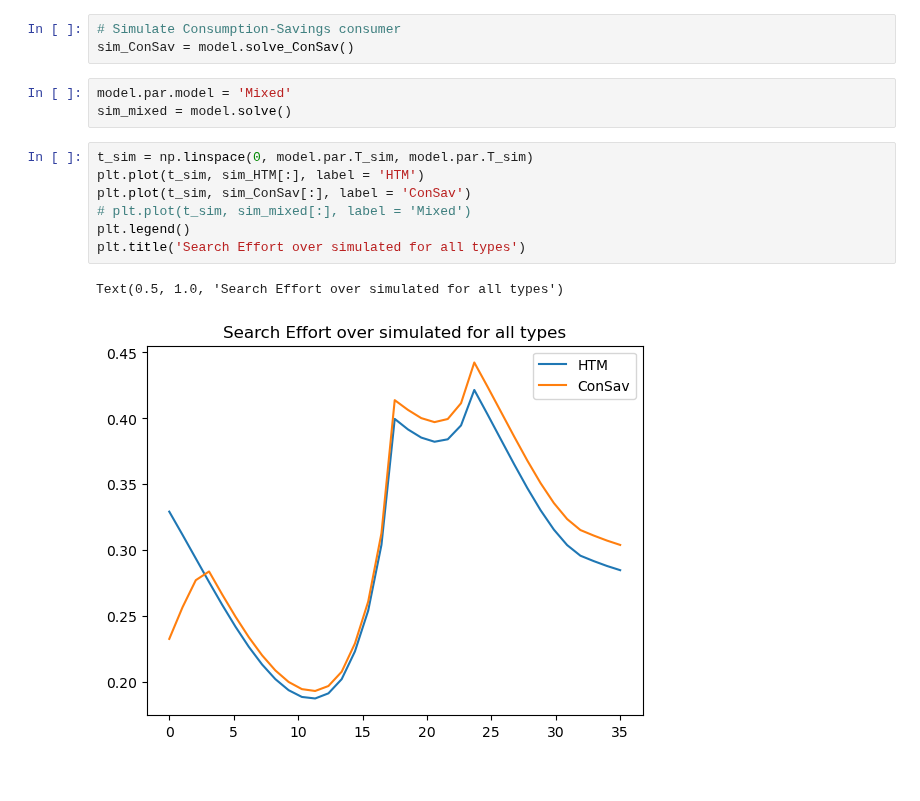
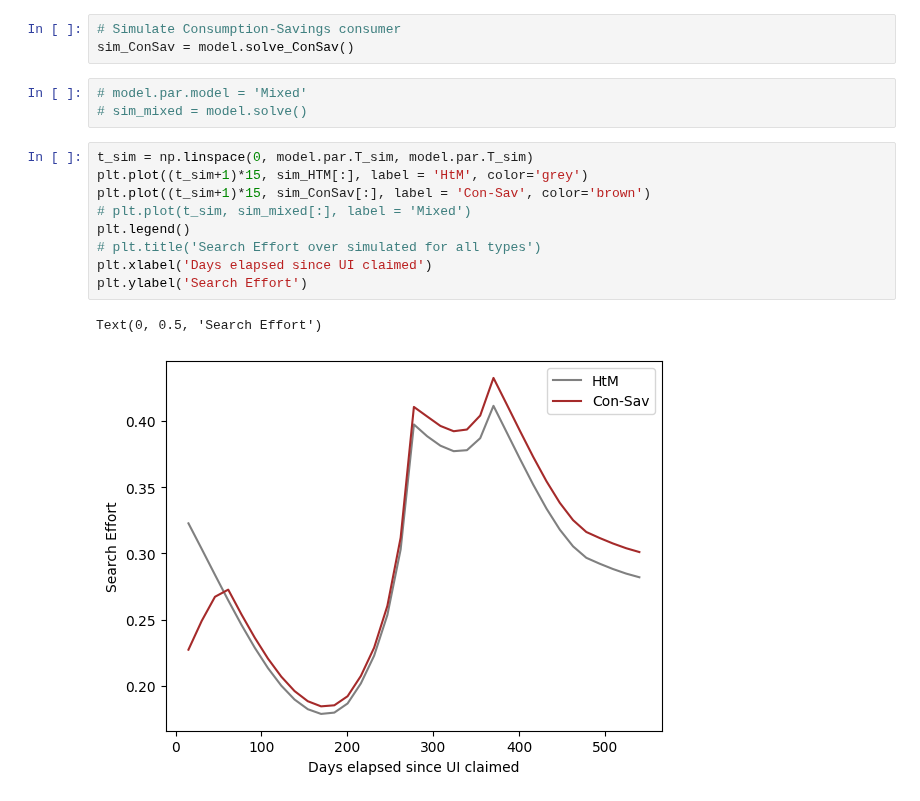
Before and after one commit to qrn838/Dynamic-programming-project, a Jupyter notebook: 1. HTM and ConSav.ipynb, the cells around one changed output. Saved outputs shown, nothing was run; the diff lists cells and outputs as text.

```diff
--- a/1. HTM and ConSav.ipynb
+++ b/1. HTM and ConSav.ipynb
@@ -54,15 +54,17 @@ sim_HTM = model.solve_HTM()
 # Simulate Consumption-Savings consumer
 sim_ConSav = model.solve_ConSav()
 # %%
-model.par.model = 'Mixed'
-sim_mixed = model.solve()
+# model.par.model = 'Mixed'
+# sim_mixed = model.solve()
 # %%
 t_sim = np.linspace(0, model.par.T_sim, model.par.T_sim)
-plt.plot(t_sim, sim_HTM[:], label = 'HTM')
-plt.plot(t_sim, sim_ConSav[:], label = 'ConSav')
+plt.plot((t_sim+1)*15, sim_HTM[:], label = 'HtM', color='grey')
+plt.plot((t_sim+1)*15, sim_ConSav[:], label = 'Con-Sav', color='brown')
 # plt.plot(t_sim, sim_mixed[:], label = 'Mixed')
 plt.legend()
-plt.title('Search Effort over simulated for all types')
+# plt.title('Search Effort over simulated for all types')
+plt.xlabel('Days elapsed since UI claimed')
+plt.ylabel('Search Effort')
 # %% [output]
-Text(0.5, 1.0, 'Search Effort over simulated for all types')
+Text(0, 0.5, 'Search Effort')
-[figure, old version]
+[figure, new version]
```
Also changed, not shown: parts of 4 cells of this notebook, 5 other files.
